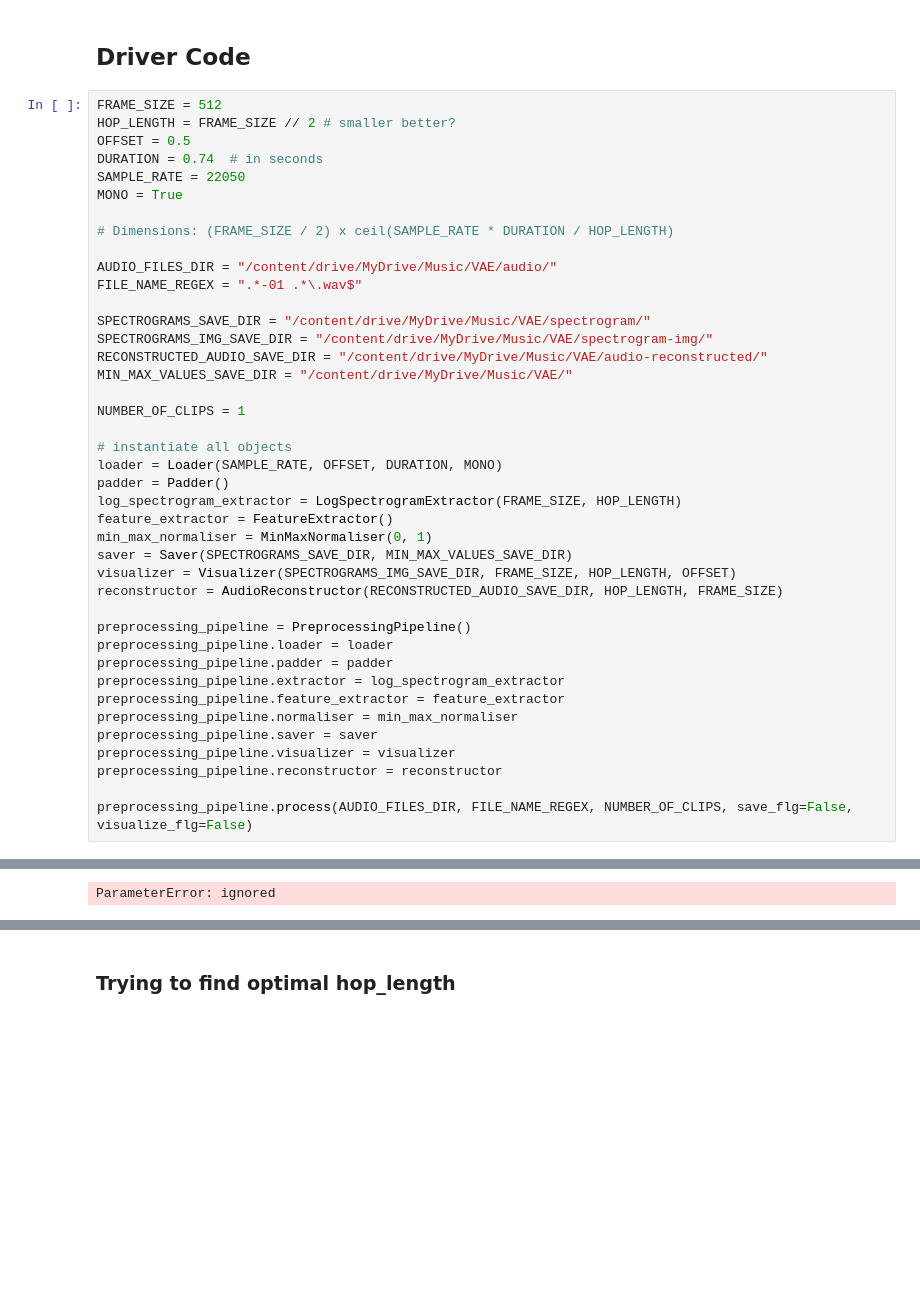
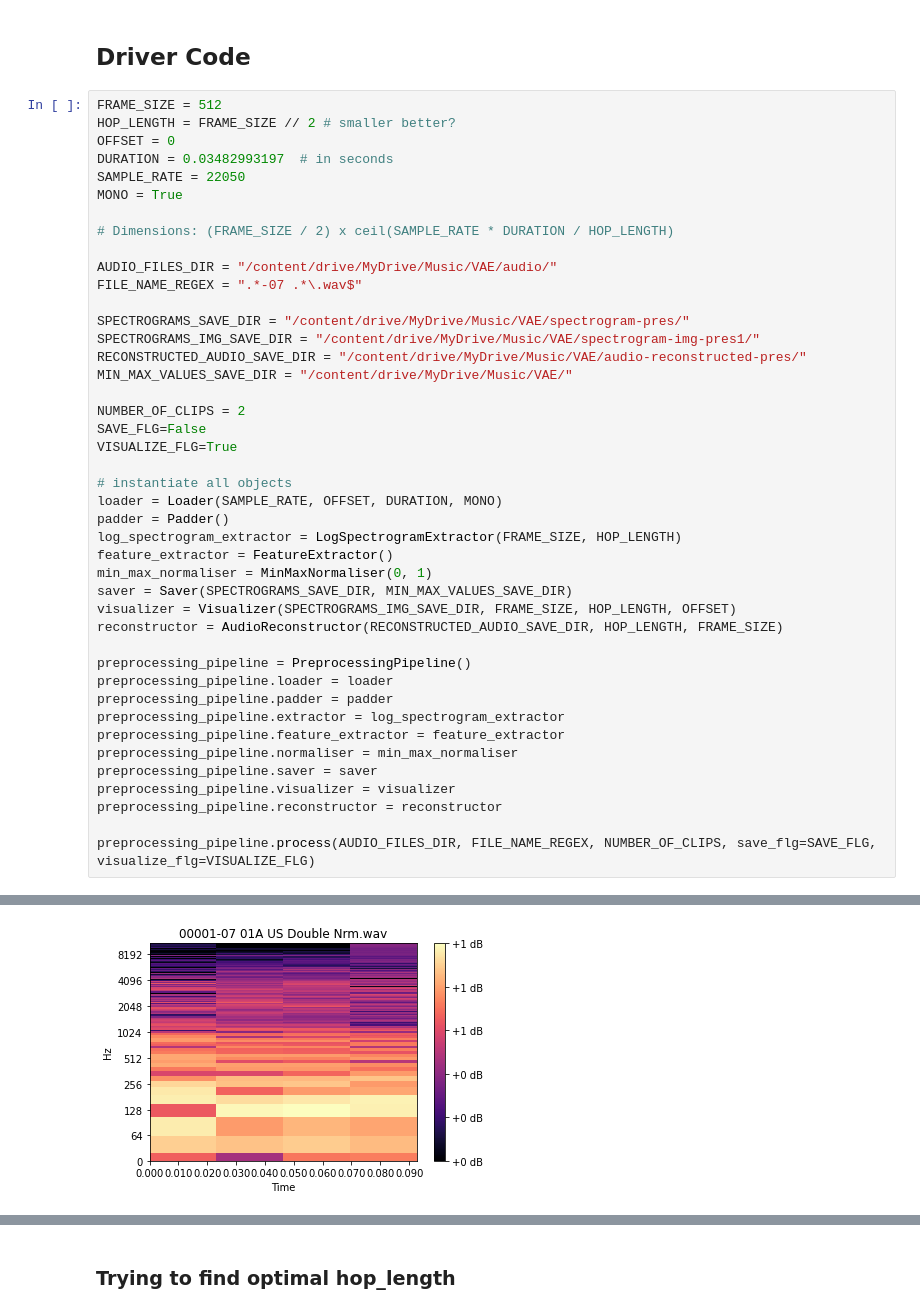
Before and after one commit to PratikStar/google-colab, a Jupyter notebook: 1_Create_Audio_Spectrogram.ipynb, the cells around one changed output, grey strips where cells are left out. Saved outputs shown, nothing was run; the diff lists cells and outputs as text; blank space fills up the shorter version.

```diff
--- a/1_Create_Audio_Spectrogram.ipynb
+++ b/1_Create_Audio_Spectrogram.ipynb
@@ -292,22 +299,24 @@ class PreprocessingPipeline:
 # %%
 FRAME_SIZE = 512
 HOP_LENGTH = FRAME_SIZE // 2 # smaller better?
-OFFSET = 0.5
-DURATION = 0.74  # in seconds
+OFFSET = 0
+DURATION = 0.03482993197  # in seconds
 SAMPLE_RATE = 22050
 MONO = True
 
 # Dimensions: (FRAME_SIZE / 2) x ceil(SAMPLE_RATE * DURATION / HOP_LENGTH)
 
 AUDIO_FILES_DIR = "/content/drive/MyDrive/Music/VAE/audio/"
-FILE_NAME_REGEX = ".*-01 .*\.wav$"
+FILE_NAME_REGEX = ".*-07 .*\.wav$"
 
-SPECTROGRAMS_SAVE_DIR = "/content/drive/MyDrive/Music/VAE/spectrogram/"
-SPECTROGRAMS_IMG_SAVE_DIR = "/content/drive/MyDrive/Music/VAE/spectrogram-img/"
-RECONSTRUCTED_AUDIO_SAVE_DIR = "/content/drive/MyDrive/Music/VAE/audio-reconstructed/"
+SPECTROGRAMS_SAVE_DIR = "/content/drive/MyDrive/Music/VAE/spectrogram-pres/"
+SPECTROGRAMS_IMG_SAVE_DIR = "/content/drive/MyDrive/Music/VAE/spectrogram-img-pres1/"
+RECONSTRUCTED_AUDIO_SAVE_DIR = "/content/drive/MyDrive/Music/VAE/audio-reconstructed-pres/"
 MIN_MAX_VALUES_SAVE_DIR = "/content/drive/MyDrive/Music/VAE/"
 
-NUMBER_OF_CLIPS = 1
+NUMBER_OF_CLIPS = 2
+SAVE_FLG=False
+VISUALIZE_FLG=True
 
 # instantiate all objects
 loader = Loader(SAMPLE_RATE, OFFSET, DURATION, MONO)
@@ -329,5 +338,5 @@ preprocessing_pipeline.saver = saver
 preprocessing_pipeline.visualizer = visualizer
 preprocessing_pipeline.reconstructor = reconstructor
 
-preprocessing_pipeline.process(AUDIO_FILES_DIR, FILE_NAME_REGEX, NUMBER_OF_CLIPS, save_flg=False, visualize_flg=False)
+preprocessing_pipeline.process(AUDIO_FILES_DIR, FILE_NAME_REGEX, NUMBER_OF_CLIPS, save_flg=SAVE_FLG, visualize_flg=VISUALIZE_FLG)
 # %% [output]
@@ -338 +361 @@ AudioReconstructor: Shape of features: (256, 64)
-ParameterError: ignored
+[figure, added]
```
Also changed, not shown: parts of 6 cells of this notebook.
